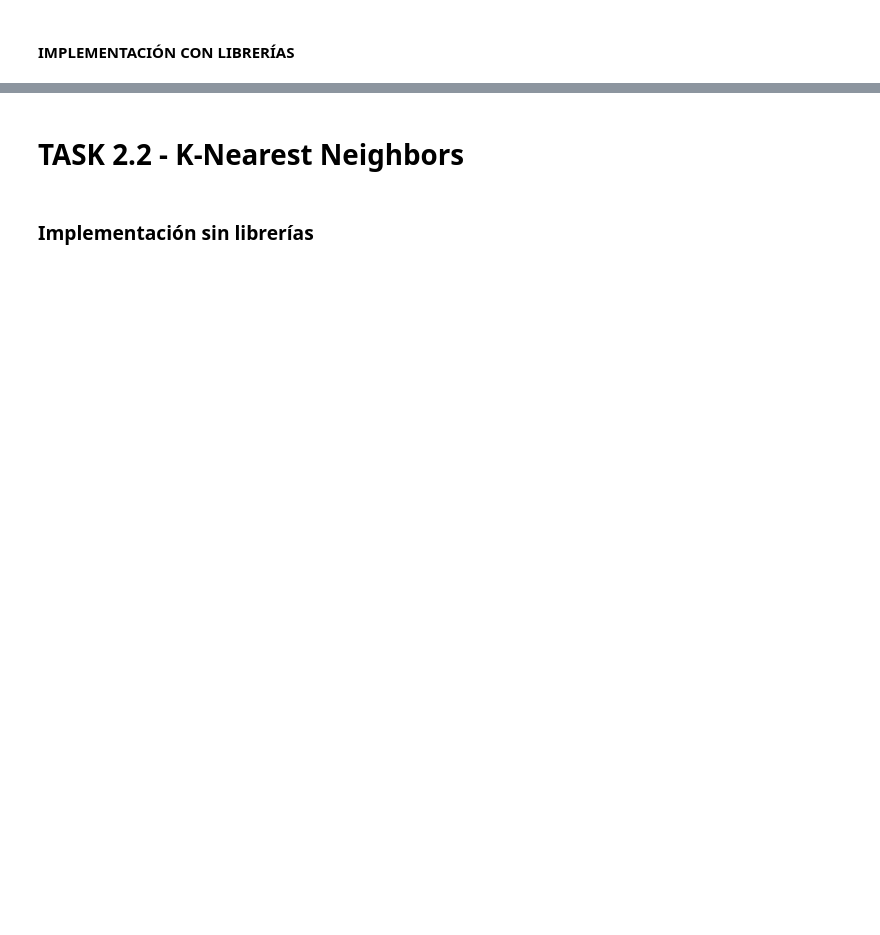
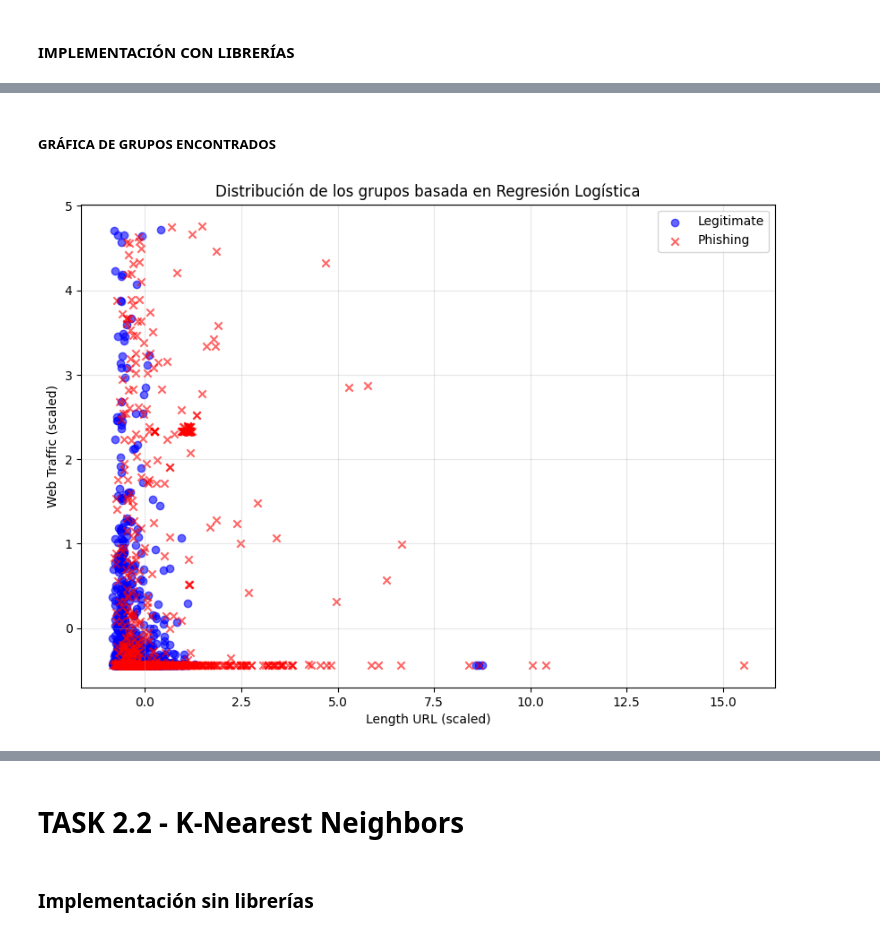
Before and after one commit to FabianKel/LAB1-IA, a Jupyter notebook: main.ipynb, the cells around one changed output, grey strips where cells are left out. Saved outputs shown, nothing was run; the diff lists cells and outputs as text; code cells hidden in the pictures; blank space fills up the shorter version.

```diff
--- a/main.ipynb
+++ b/main.ipynb
@@ -281,0 +369,25 @@ sklearnmodel_predictions = model.predict(X_test)
+# %% [markdown]
+##### GRÁFICA DE GRUPOS ENCONTRADOS
+# %%
+# Gráfica de grupos encontrados por la regresión logística
+def plot_logistic_groups():
+    # Datos para la visualización
+    features = ['length_url', 'web_traffic']
+    X_plot = X_test_df[features].values
+    plt.figure(figsize=(10, 7))
+
+    # Graficar puntos para cada clase
+    plt.scatter(X_plot[Y_test == 0, 0], X_plot[Y_test == 0, 1], c='blue', label='Legitimate', marker='o', alpha=0.6)
+    plt.scatter(X_plot[Y_test == 1, 0], X_plot[Y_test == 1, 1], c='red', label='Phishing', marker='x', alpha=0.6)
+
+    # Etiquetas y título
+    plt.xlabel('Length URL (scaled)')
+    plt.ylabel('Web Traffic (scaled)')
+    plt.title('Distribución de los grupos basada en Regresión Logística')
+    plt.legend()
+    plt.grid(True, alpha=0.3)
+    plt.show()
+# Llamar a la función para mostrar la gráfica
+plot_logistic_groups()
+# %% [output]
+[figure, added]
```
Also changed, not shown: parts of 12 cells of this notebook.
